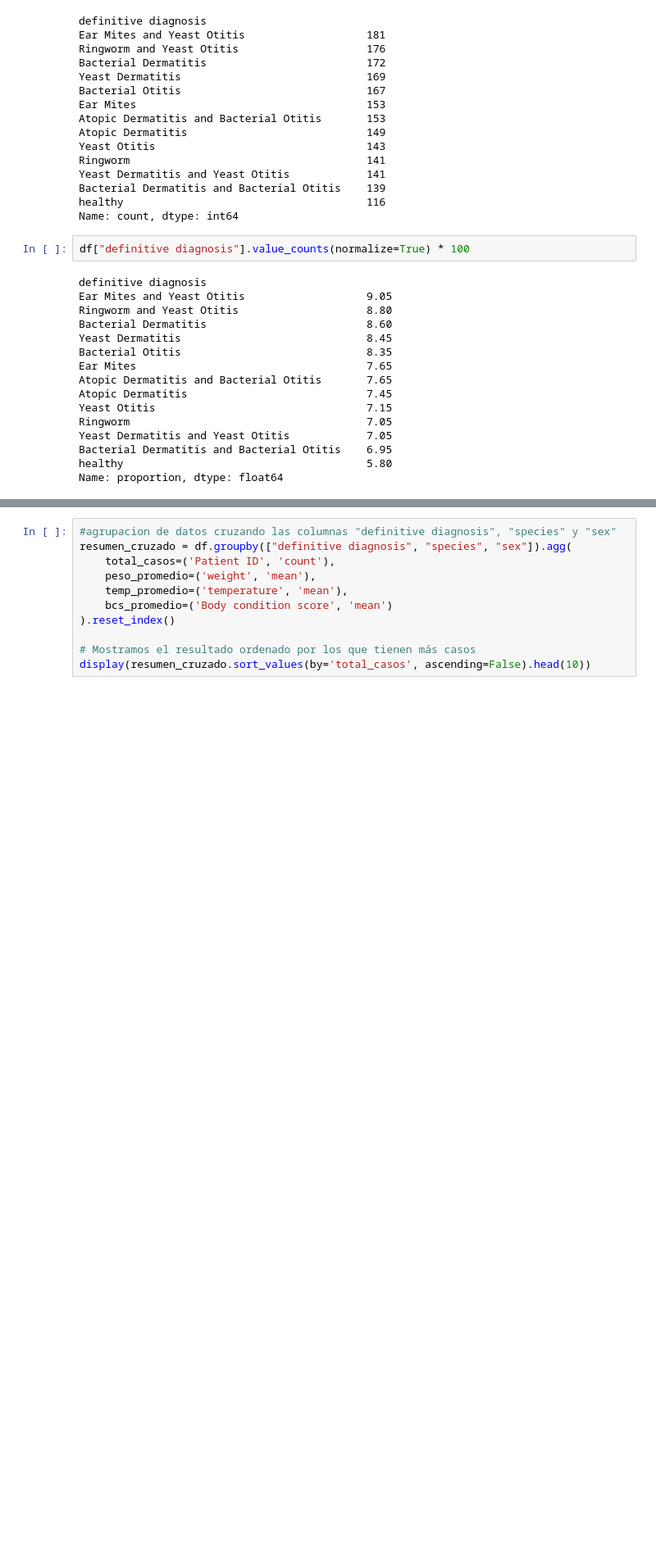
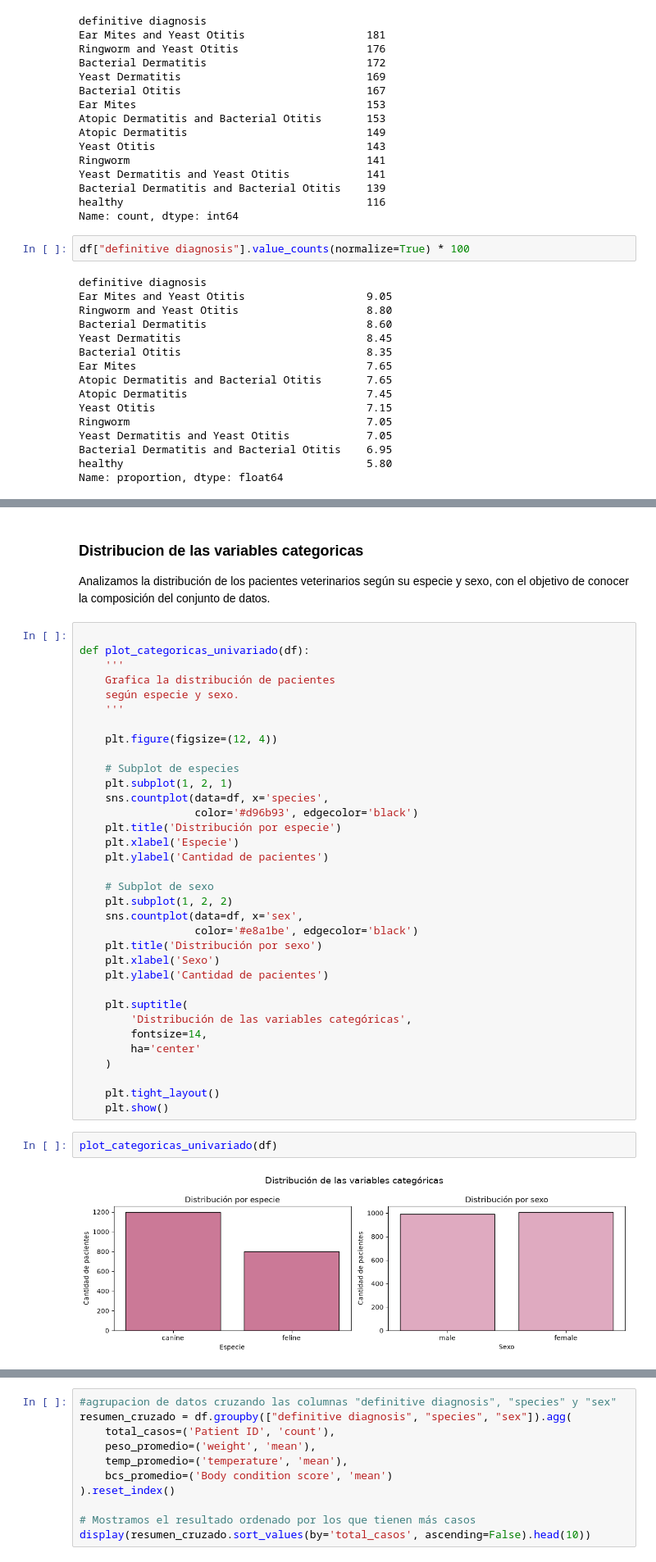
Before and after one commit to juanacebreiros2-ai/TP-PYTONH, a Jupyter notebook: pruebaDataset10.ipynb, the cells around one changed output, grey strips where cells are left out. Shown at 82% size. Drawn from its saved outputs; the diff is of its cells as text; blank space fills up the shorter version.

```diff
--- a/pruebaDataset10.ipynb
+++ b/pruebaDataset10.ipynb
@@ -168,0 +310,41 @@ En esta sección analizaremos los datos agrupados por especie y sexo, estudiarem
+# %% [markdown]
+### Distribucion de las variables categoricas
+Analizamos la distribución de los pacientes veterinarios según su especie y sexo, con el objetivo de conocer la composición del conjunto de datos.
+# %%
+
+def plot_categoricas_univariado(df):
+    '''
+    Grafica la distribución de pacientes
+    según especie y sexo.
+    '''
+
+    plt.figure(figsize=(12, 4))
+
+    # Subplot de especies
+    plt.subplot(1, 2, 1)
+    sns.countplot(data=df, x='species',
+                  color='#d96b93', edgecolor='black')
+    plt.title('Distribución por especie')
+    plt.xlabel('Especie')
+    plt.ylabel('Cantidad de pacientes')
+
+    # Subplot de sexo
+    plt.subplot(1, 2, 2)
+    sns.countplot(data=df, x='sex',
+                  color='#e8a1be', edgecolor='black')
+    plt.title('Distribución por sexo')
+    plt.xlabel('Sexo')
+    plt.ylabel('Cantidad de pacientes')
+
+    plt.suptitle(
+        'Distribución de las variables categóricas',
+        fontsize=14,
+        ha='center'
+    )
+
+    plt.tight_layout()
+    plt.show()
+# %%
+plot_categoricas_univariado(df)
+# %% [output]
+[figure, added]
```
Also changed, not shown: parts of 31 cells of this notebook.
